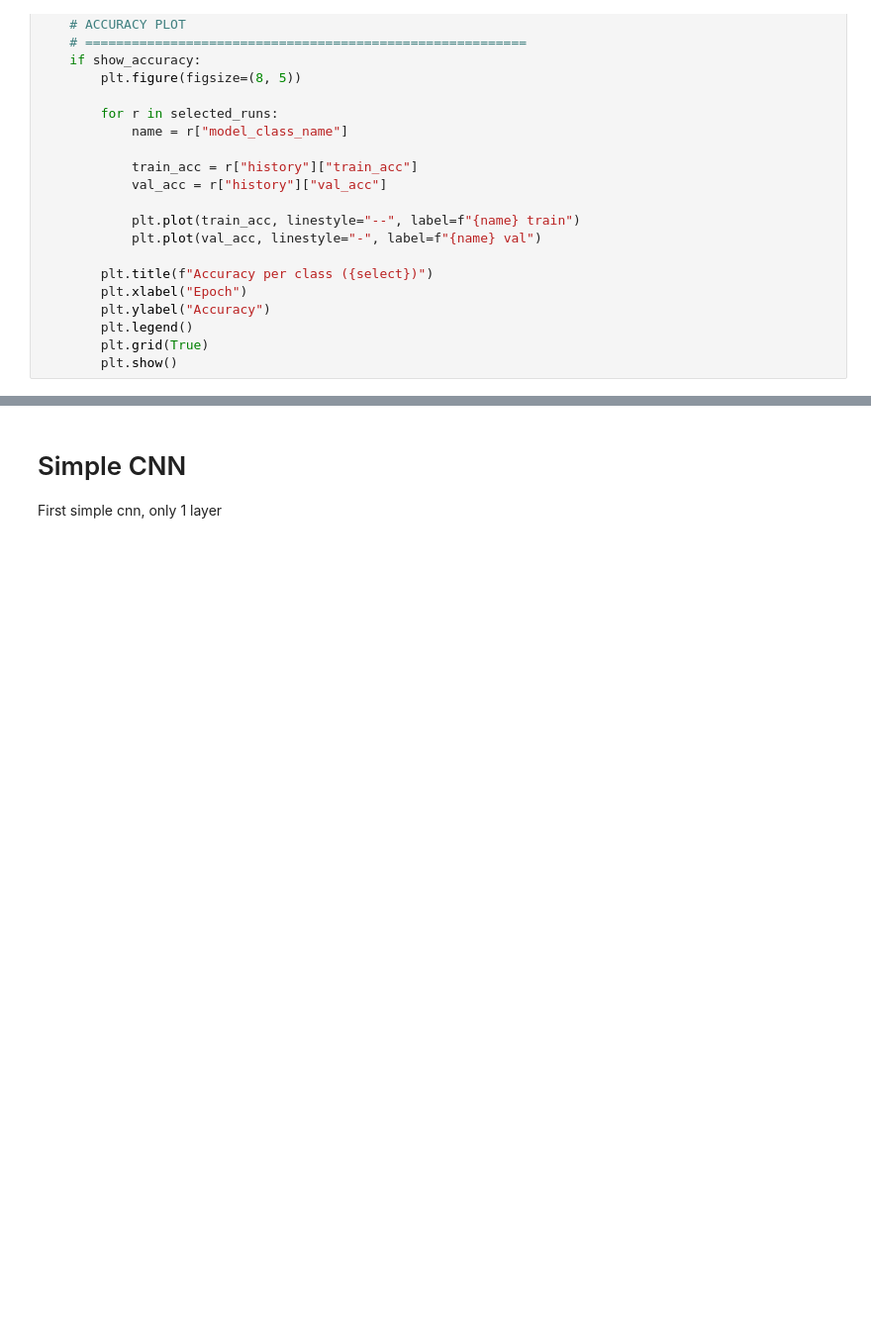
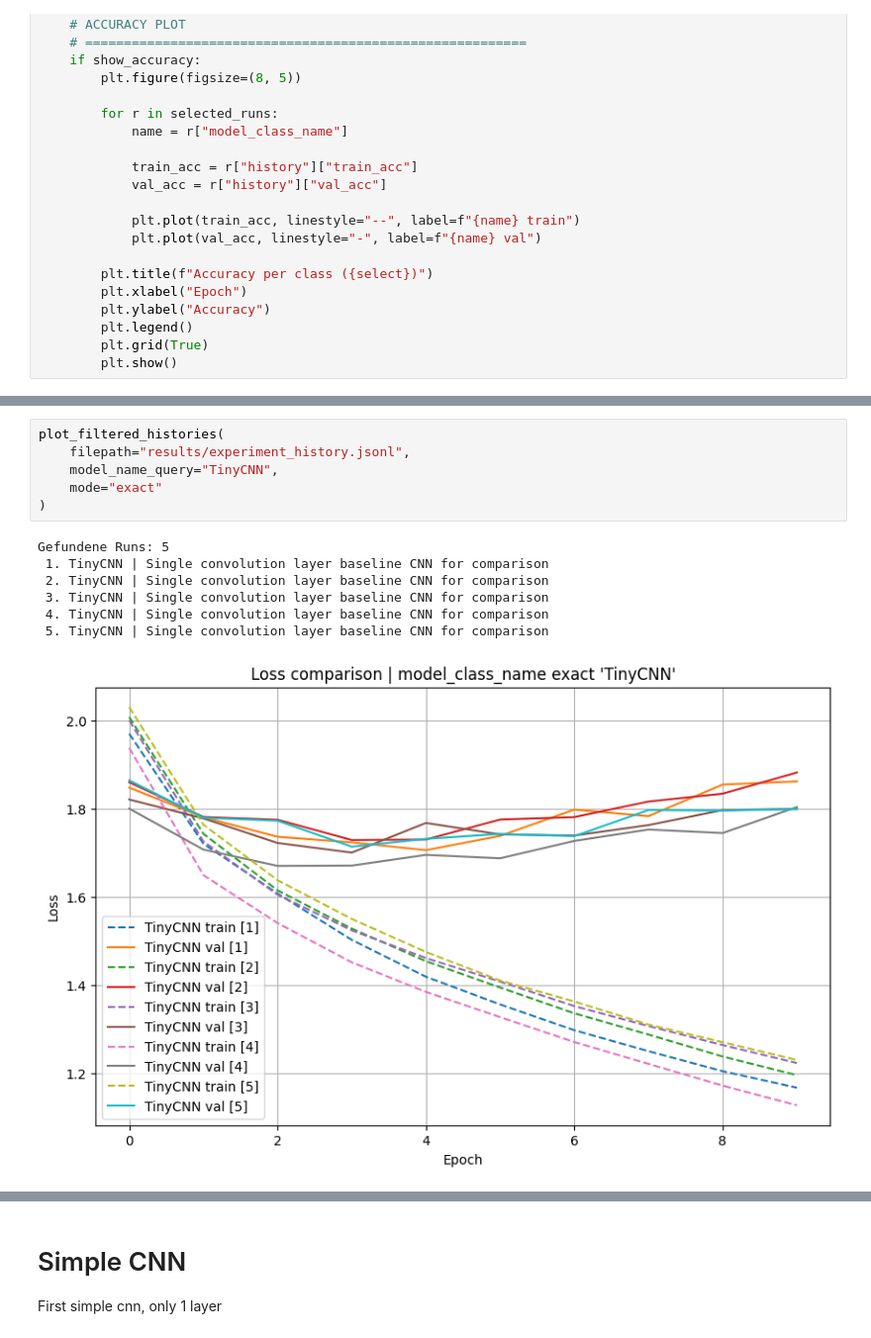
Before and after one commit to MehrLinard/DeLearnSpr26, a Jupyter notebook: Mandatory_Handin1/MandatoryWork1_CNN.ipynb, the cells around one changed output, grey strips where cells are left out. Shown at 99% size. Drawn from its saved outputs; the diff is of its cells as text; blank space fills up the shorter version.

```diff
--- a/Mandatory_Handin1/MandatoryWork1_CNN.ipynb
+++ b/Mandatory_Handin1/MandatoryWork1_CNN.ipynb
@@ -478,0 +611,14 @@ def plot_history_per_class(
+# %%
+plot_filtered_histories(
+    filepath="results/experiment_history.jsonl",
+    model_name_query="TinyCNN",
+    mode="exact"
+)
+# %% [output]
+Gefundene Runs: 5
+ 1. TinyCNN | Single convolution layer baseline CNN for comparison
+ 2. TinyCNN | Single convolution layer baseline CNN for comparison
+ 3. TinyCNN | Single convolution layer baseline CNN for comparison
+ 4. TinyCNN | Single convolution layer baseline CNN for comparison
+ 5. TinyCNN | Single convolution layer baseline CNN for comparison
+[figure, added]
```
Also changed, not shown: parts of 5 cells of this notebook, 1 other file.
